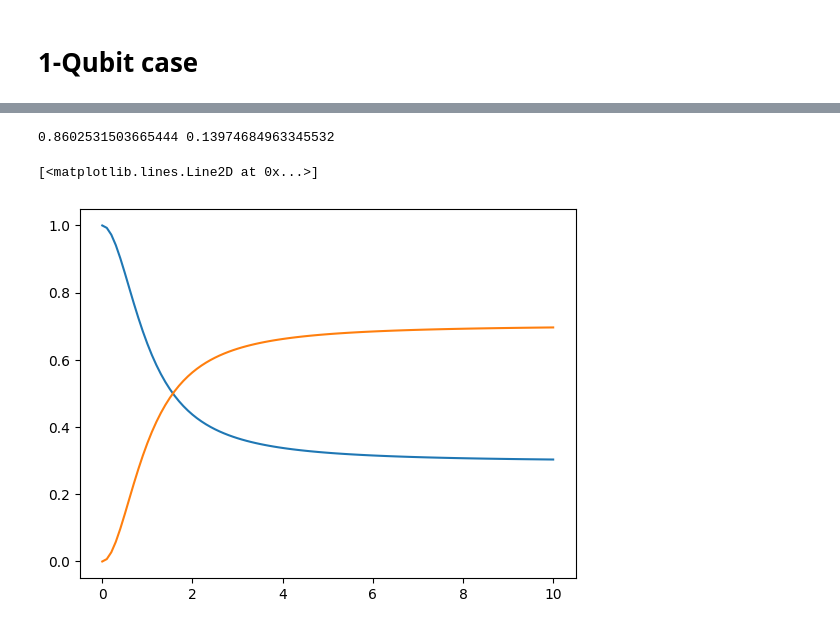
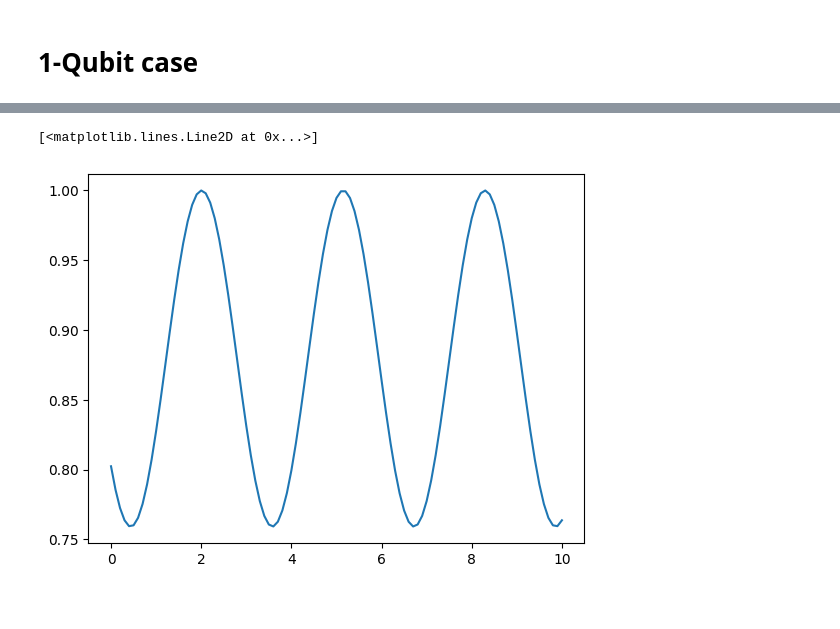
Before and after one commit to OsQarM/lsz_spectroscopy, a Jupyter notebook: LSZ_experimental.ipynb, the cells around one changed output, grey strips where cells are left out. Drawn from its saved outputs; the diff is of its cells as text; code cells hidden in the pictures.

```diff
--- a/LSZ_experimental.ipynb
+++ b/LSZ_experimental.ipynb
@@ -134 +129,17 @@ test_lsz = LSZ_experiment(alpha, epsilon, total_time, wait_time, max_s)
+# %%
+epsilon = 1
+alpha = 1
+
+ramp_time = 10
+
+max_s = 10
+
+n_steps = 101
+
+tw_l = np.linspace(0, 10, 101)
+pc_list = []
+pe_list = []
+
+wait_test = 1
+test =LSZ_experiment(alpha, epsilon, ramp_time, wait_test, max_s)
 # %%
@@ -149,27 +158,6 @@ plt.plot(t_list, egvals)
-# %%
-result = test_lsz.time_evolution(n_steps)
-# %%
-pc, pe = test_lsz.LZ_transition(result)
-
-print(np.real(pc), np.real(pe))
-# %% [output]
-0.8602531503665444 0.13974684963345532
 # %%
-epsilon = 1
-
-total_time = 1
-wait_time = 0.99
-
-max_s = 1
-
-n_steps = 1001
-
-alpha_list = np.linspace(0.001, 10, 101)
-pc_list = []
-pe_list = []
-
-for alpha in alpha_list:
-    experiment =LSZ_experiment(alpha, epsilon, total_time, wait_time, max_s)
+for wait_time in tw_l:
+    experiment =LSZ_experiment(alpha, epsilon, ramp_time, wait_time, max_s)
 
     result = experiment.time_evolution(n_steps)
 
@@ -178,8 +166,8 @@ for alpha in alpha_list:
     pc_list.append(np.real(pc))
     pe_list.append(np.real(pe))
 # %%
-plt.plot(alpha_list, pc_list)
-plt.plot(alpha_list, pe_list)
+plt.plot(tw_l, pc_list)
+#plt.plot(tw_l, pe_list)
 # %% [output]
 [<matplotlib.lines.Line2D at 0x...>]
-[figure, old version]
+[figure, new version]
```
Also changed, not shown: parts of 6 cells of this notebook.
